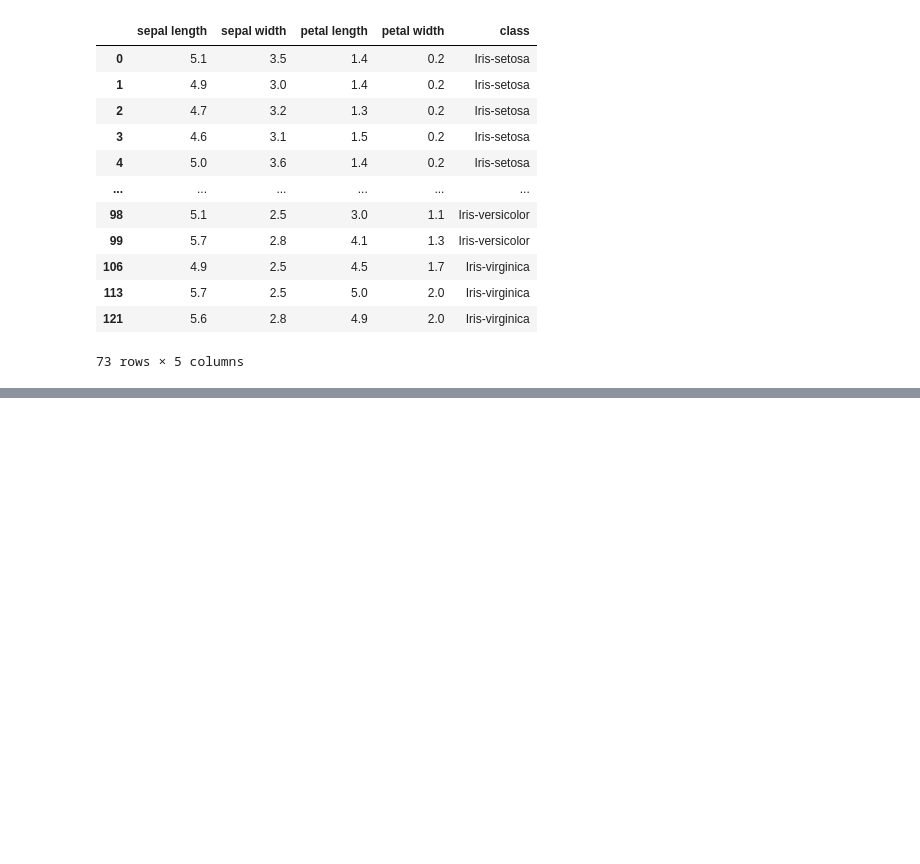
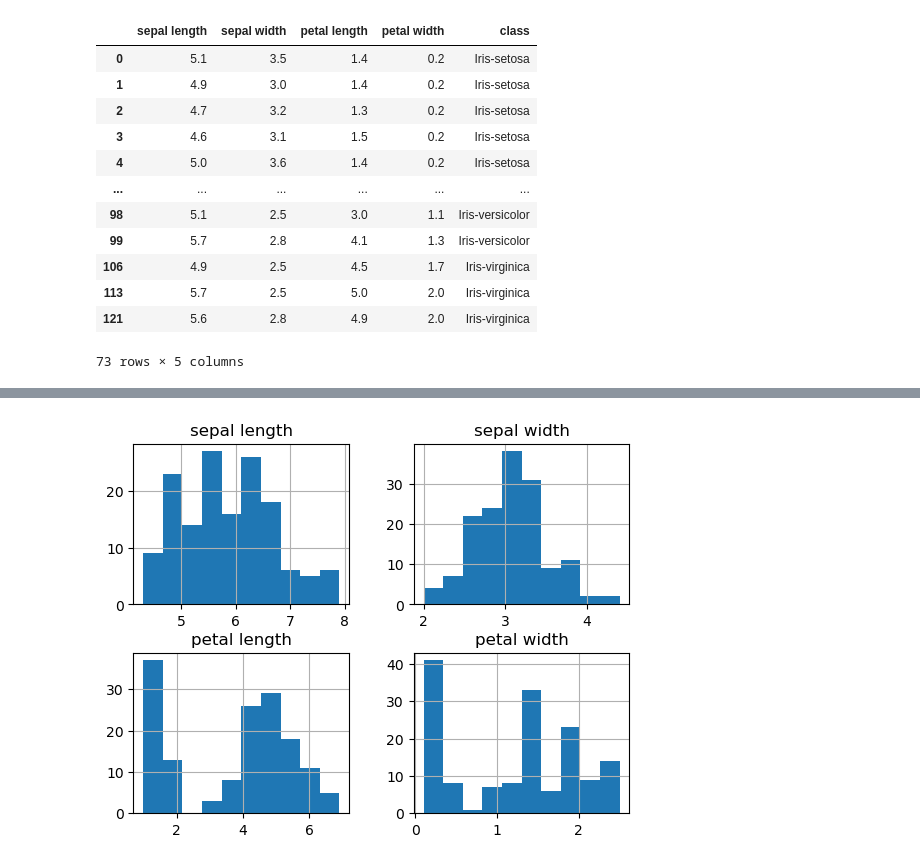
Before and after one commit to Glogover/pands-project, a Jupyter notebook: analysis.ipynb, the cells around one changed output, grey strips where cells are left out. Cells and saved outputs as stored; diff of their text form; code cells hidden in the pictures; blank space fills up the shorter version.

Commit message:
histograms

```diff
--- a/analysis.ipynb
+++ b/analysis.ipynb
@@ -205,0 +299,4 @@ df3
+# %%
+df.hist(); # Histograms for all the data
+# %% [output]
+[figure, added]
```
Also changed, not shown: parts of 14 cells of this notebook, 2 other files.
